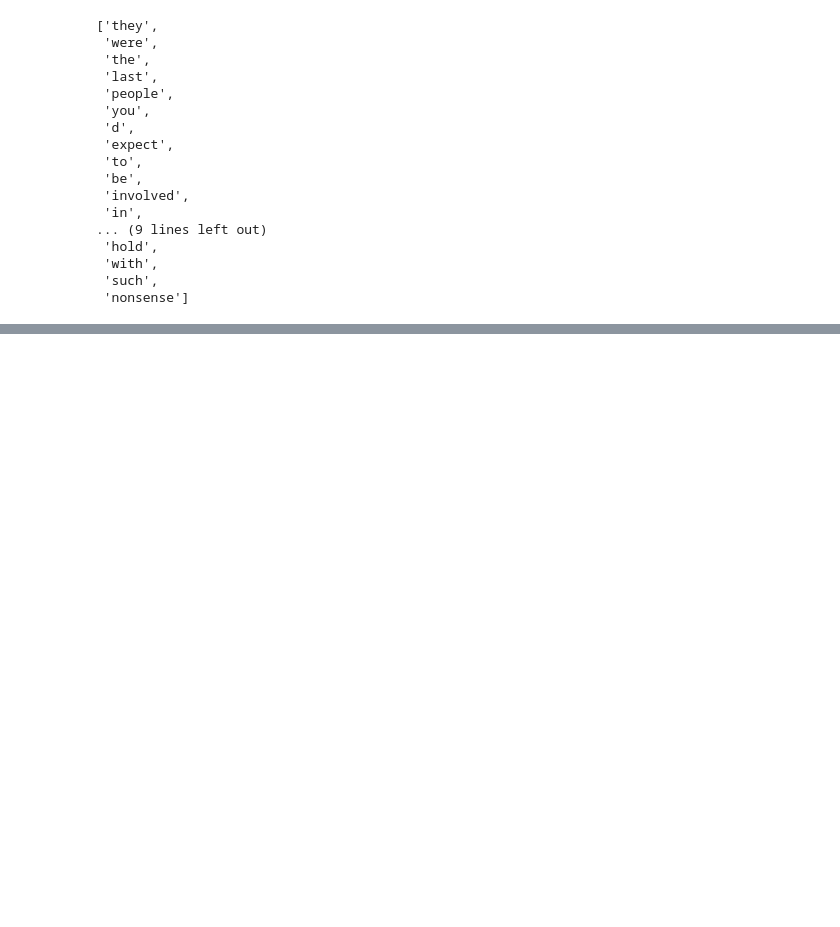
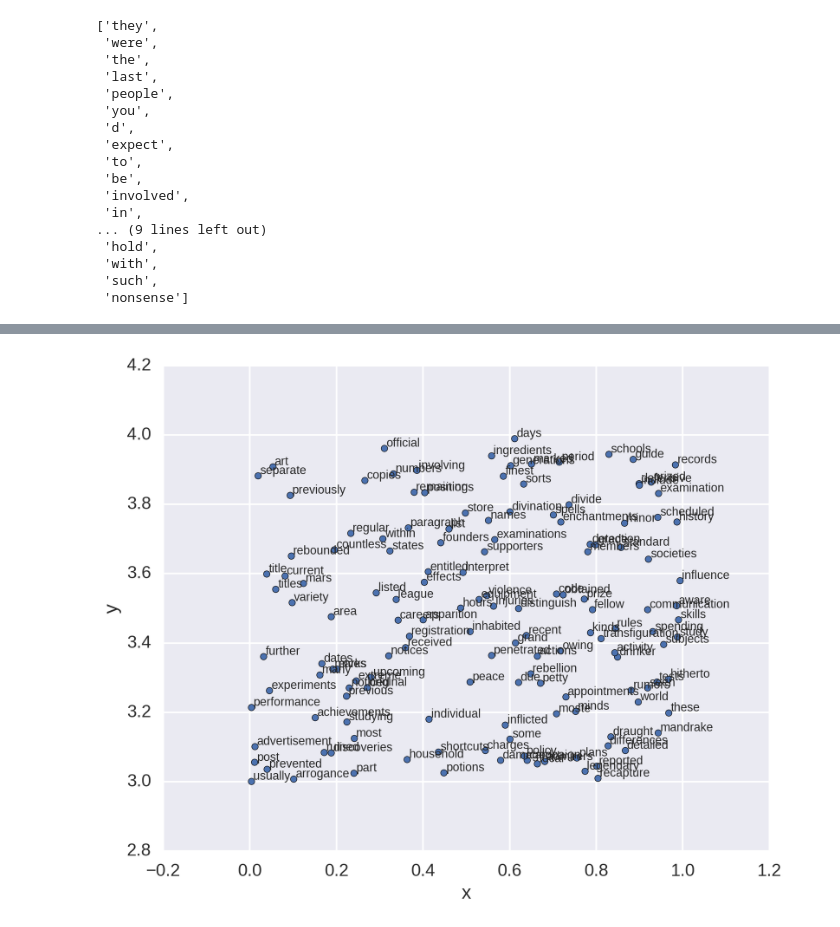
Before and after one commit to khushmeeet/potter-nlp, a Jupyter notebook: potter2vec.ipynb, the cells around one changed output, grey strips where cells are left out. Cells and saved outputs as stored; diff of their text form; code cells hidden in the pictures; blank space fills up the shorter version.

```diff
--- a/potter2vec.ipynb
+++ b/potter2vec.ipynb
@@ -92,0 +234,4 @@ KeyboardInterrupt:
+# %%
+plot_region(x_bounds=(0, 1), y_bounds=(3, 4))
+# %% [output]
+[figure, added]
```
Also changed, not shown: parts of 22 cells of this notebook.
